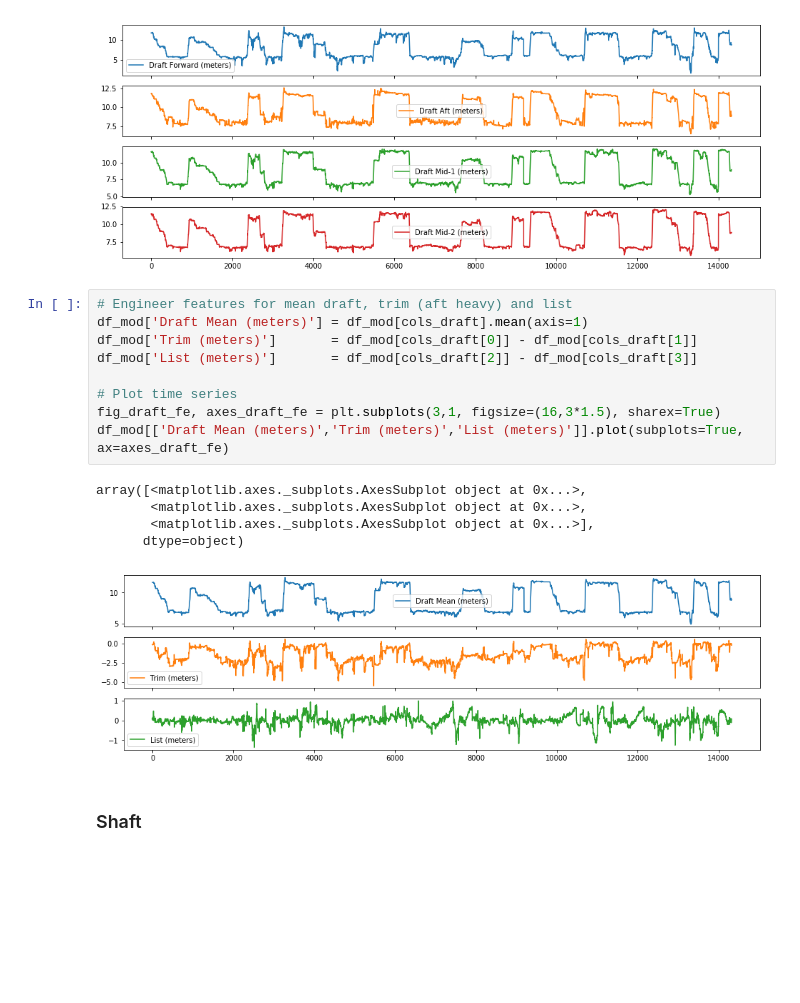
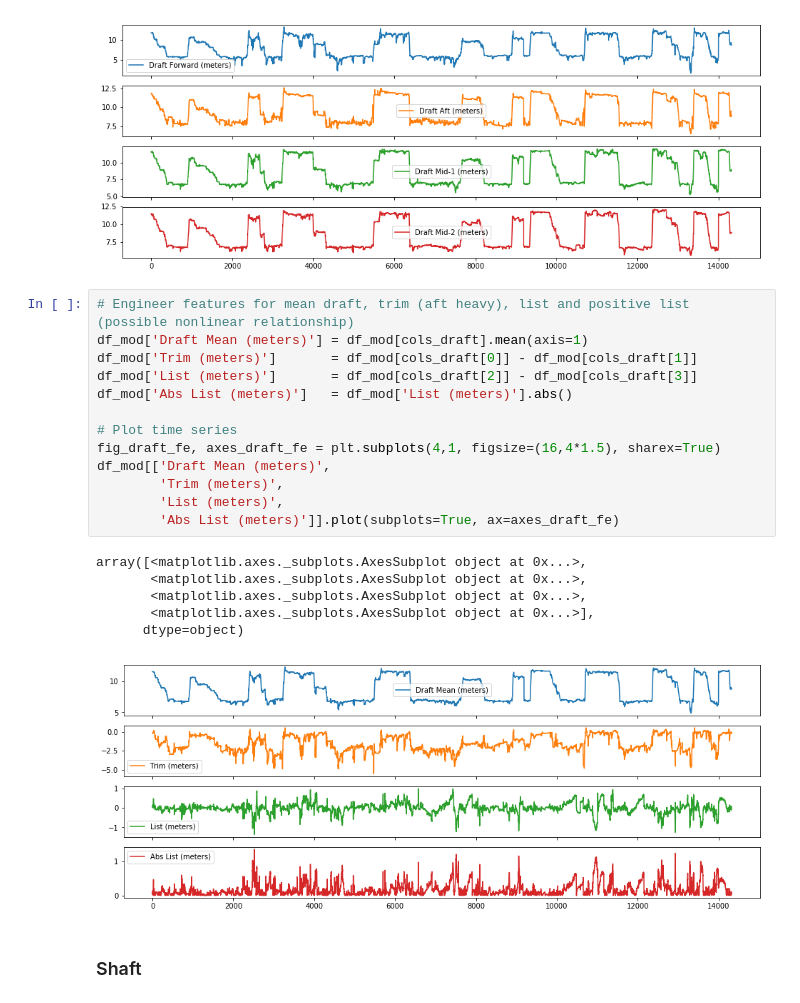
Before and after one commit to acdick/dynamic_speed_optimization, a Jupyter notebook: src/Ship_Performance.ipynb, the cells around one changed output. Drawn from its saved outputs; the diff is of its cells as text; blank space fills up the shorter version.

```diff
--- a/src/Ship_Performance.ipynb
+++ b/src/Ship_Performance.ipynb
@@ -287,20 +289,25 @@ array([<matplotlib.axes._subplots.AxesSubplot object at 0x...>,
       dtype=object)
 [figure]
 # %%
-# Engineer features for mean draft, trim (aft heavy) and list
+# Engineer features for mean draft, trim (aft heavy), list and positive list (possible nonlinear relationship)
 df_mod['Draft Mean (meters)'] = df_mod[cols_draft].mean(axis=1)
 df_mod['Trim (meters)']       = df_mod[cols_draft[0]] - df_mod[cols_draft[1]]
 df_mod['List (meters)']       = df_mod[cols_draft[2]] - df_mod[cols_draft[3]]
+df_mod['Abs List (meters)']   = df_mod['List (meters)'].abs()
 
 # Plot time series
-fig_draft_fe, axes_draft_fe = plt.subplots(3,1, figsize=(16,3*1.5), sharex=True)
-df_mod[['Draft Mean (meters)','Trim (meters)','List (meters)']].plot(subplots=True, ax=axes_draft_fe)
+fig_draft_fe, axes_draft_fe = plt.subplots(4,1, figsize=(16,4*1.5), sharex=True)
+df_mod[['Draft Mean (meters)',
+        'Trim (meters)',
+        'List (meters)',
+        'Abs List (meters)']].plot(subplots=True, ax=axes_draft_fe)
 # %% [output]
 array([<matplotlib.axes._subplots.AxesSubplot object at 0x...>,
+       <matplotlib.axes._subplots.AxesSubplot object at 0x...>,
        <matplotlib.axes._subplots.AxesSubplot object at 0x...>,
        <matplotlib.axes._subplots.AxesSubplot object at 0x...>],
       dtype=object)
-[figure, old version]
+[figure, new version]
 # %% [markdown]
 ### Shaft
 # %%
```
Also changed, not shown: parts of 12 cells of this notebook.
